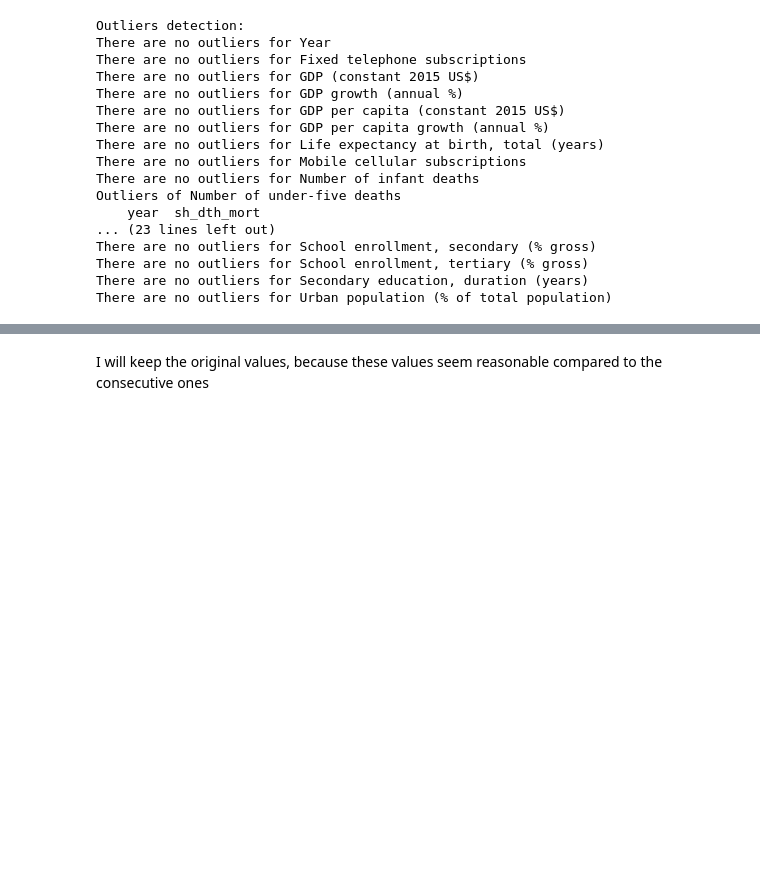
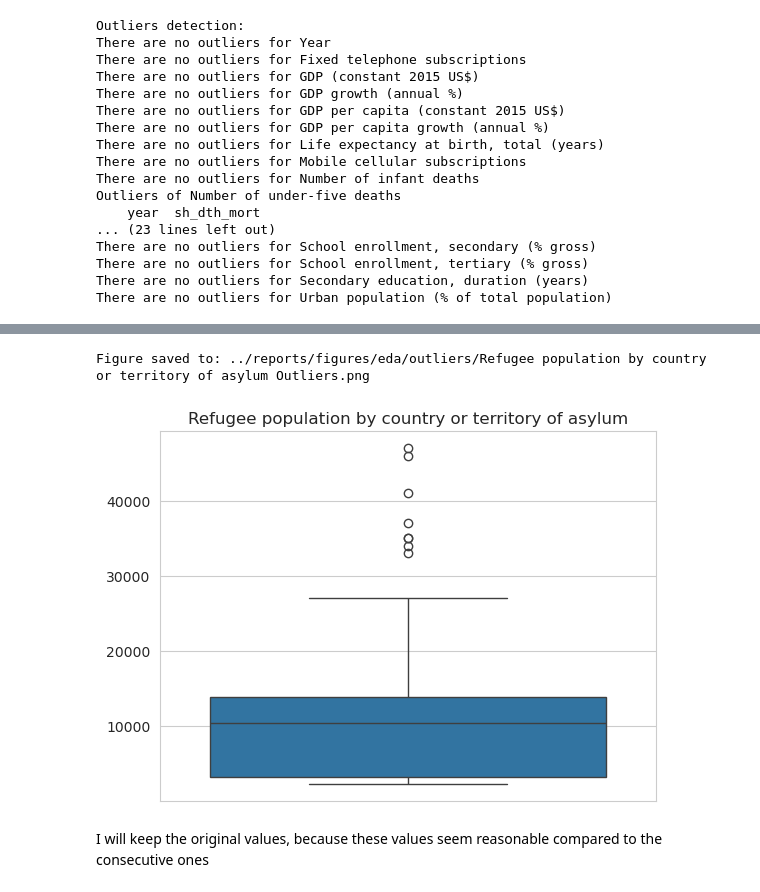
Before and after one commit to alejo-cuello/research-on-argentina, a Jupyter notebook: notebooks/0.1-alejo-explore_data.ipynb, the cells around one changed output, grey strips where cells are left out. Saved outputs shown, nothing was run; the diff lists cells and outputs as text; code cells hidden in the pictures; blank space fills up the shorter version.

```diff
--- a/notebooks/0.1-alejo-explore_data.ipynb
+++ b/notebooks/0.1-alejo-explore_data.ipynb
@@ -389 +404,11 @@ There are no outliers for Urban population (% of total population)
+# %%
+
+sns.boxplot(data=arg_di_df_best_cases, y='sm_pop_refg')
+plt.title(get_indicator_name('sm_pop_refg', True))
+plt.ylabel('')
+save_figure(get_indicator_name('sm_pop_refg', True) + ' Outliers', "eda/outliers")
+plt.show()
+# %% [output]
+Figure saved to: ../reports/figures/eda/outliers/Refugee population by country or territory of asylum Outliers.png
+[figure, added]
 # %% [markdown]
```
Also changed, not shown: parts of 3 cells of this notebook.
